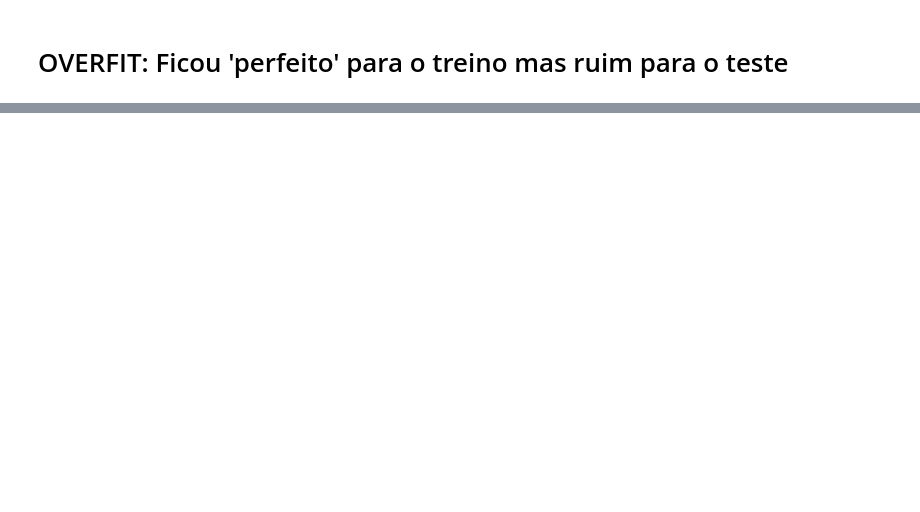
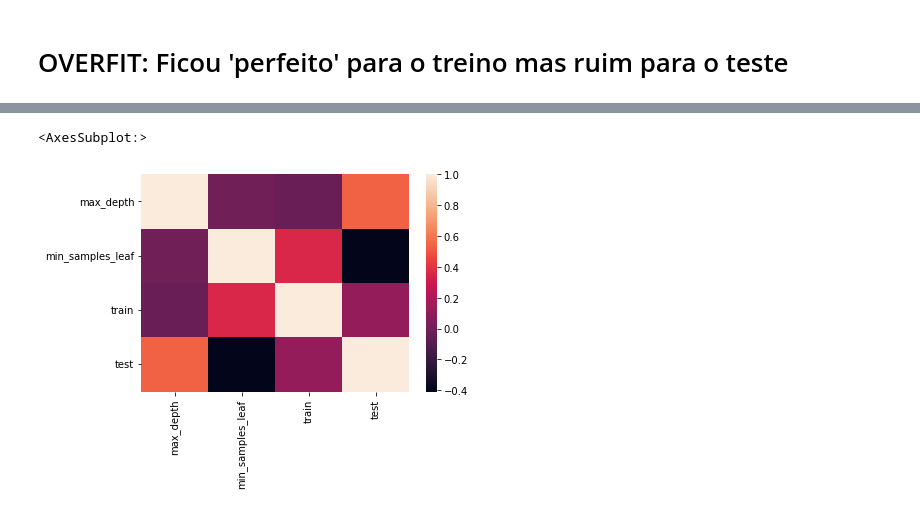
Before and after one commit to kevinpinhoiamin/python-scikit-learn8, a Jupyter notebook: Introdução_a_Machine_Learning_Otimização.ipynb, the cells around one changed output, grey strips where cells are left out. Saved outputs shown, nothing was run; the diff lists cells and outputs as text; code cells hidden in the pictures; blank space fills up the shorter version.

```diff
--- a/Introdução_a_Machine_Learning_Otimização.ipynb
+++ b/Introdução_a_Machine_Learning_Otimização.ipynb
@@ -244,0 +247,27 @@ resultados.sort_values('test', ascending=False).head()
+# %%
+def roda_arvore_de_desicao(max_depth, min_samples_leaf):
+    SEED = 301
+    np.random.seed(SEED)
+
+    cv = GroupKFold(n_splits = 10)
+    modelo = DecisionTreeClassifier(max_depth=max_depth, min_samples_leaf = min_samples_leaf)
+    results = cross_validate(modelo, x_azar, y_azar, cv = cv, groups = dados.modelo, return_train_score=True)
+    train_score = round(results["test_score"].mean() * 100, 2)
+    test_score = round(results["train_score"].mean() * 100, 2)
+    print(f'Arvore max_depth = {max_depth}, min_samples_leaf = {min_samples_leaf}, treino = {test_score}, teste = {train_score}')
+    tabela = [max_depth, min_samples_leaf, train_score, test_score]
+    return tabela
+
+
+def busca():
+    resultados = []
+    for max_depth in range(1, 33):
+        for min_samples_leaf in [32, 64, 128, 256]:
+            tabela = roda_arvore_de_desicao(max_depth, min_samples_leaf)
+            resultados.append(tabela)
+
+    resultados = pd.DataFrame(resultados, columns=['max_depth', 'min_samples_leaf', 'train', 'test'])
+    return resultados
+
+resultados = busca()
+resultados.head()
@@ -244,0 +307,3 @@ resultados.sort_values('test', ascending=False).head()
+# %%
+corr = resultados.corr()
+corr
@@ -244,0 +316,5 @@ resultados.sort_values('test', ascending=False).head()
+# %%
+sns.heatmap(corr)
+# %% [output]
+<AxesSubplot:>
+[figure, added]
```
Also changed, not shown: parts of 17 cells of this notebook, 1 other file.
